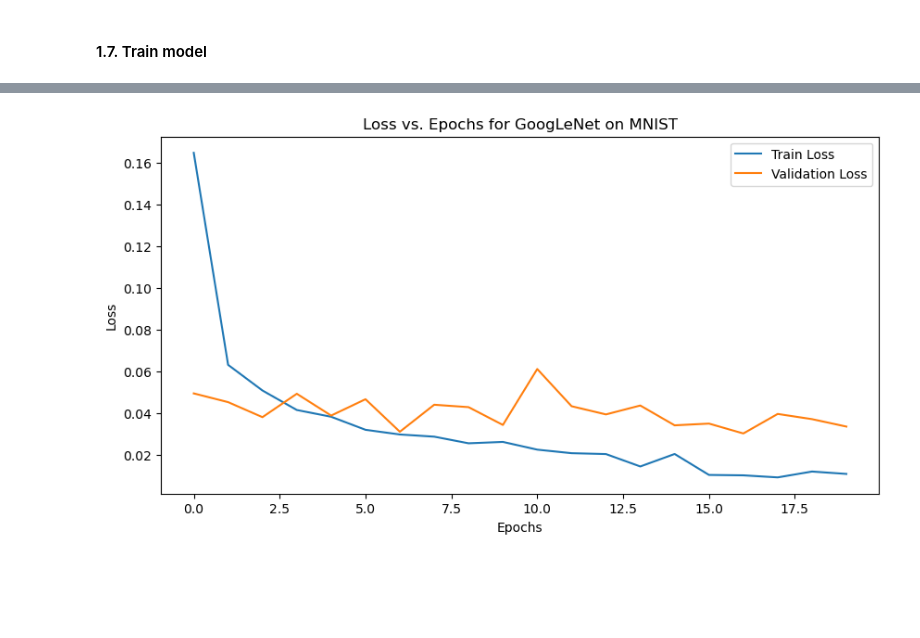
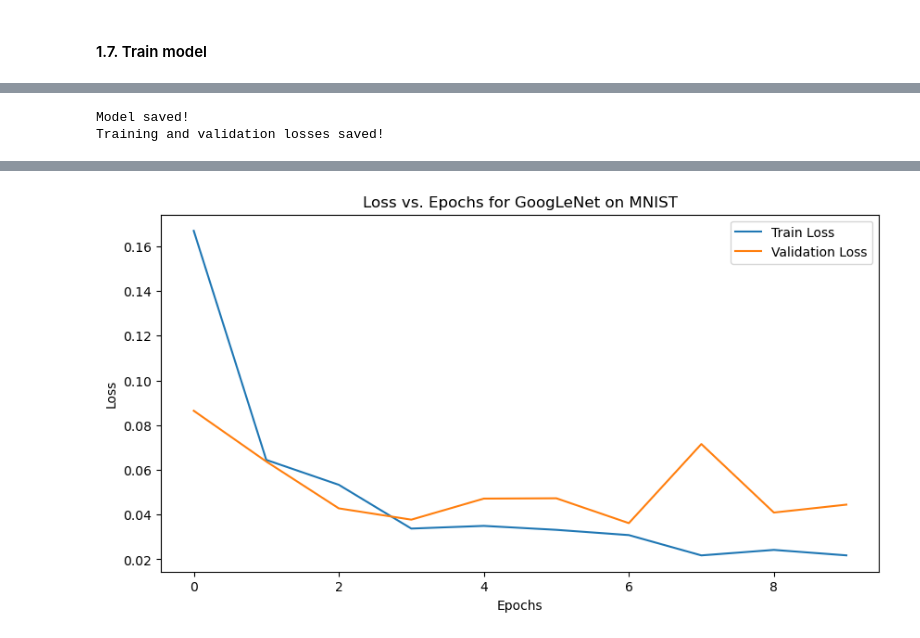
Before and after one commit to Team-Synapse-UoM/GoogLeNet-Implementation, a Jupyter notebook: Googlenet.ipynb, the cells around one changed output, grey strips where cells are left out. Saved outputs shown, nothing was run; the diff lists cells and outputs as text; code cells hidden in the pictures; blank space fills up the shorter version.

Commit message:
add testing

```diff
--- a/Googlenet.ipynb
+++ b/Googlenet.ipynb
@@ -62,27 +22,13 @@ def load_mnist_data():
+# %%
+transform = transforms.Compose([
+    transforms.ToTensor(),  # Converts to tensor and scales to [0, 1]
+    transforms.Normalize((0.5,), (0.5,))  # Normalize to mean=0.5, std=0.5
+])
+
+# Load datasets
+train_dataset = datasets.MNIST(root='./data', train=True, download=True, transform=transform)
+test_dataset = datasets.MNIST(root='./data', train=False, download=True, transform=transform)
+
+combined_dataset = ConcatDataset([train_dataset, test_dataset])
 # %% [markdown]
 #### 1.3. Split the dataset
-# %%
-# Load the MNIST data
-images, labels = load_mnist_data()
-print("MNIST data downloaded and loaded.")
-
-# Split data into training, validation, and testing sets
-def split_data(images, labels):
-    total_size = len(images)
-
-    # Sizes for each split
-    train_size = int(0.6 * total_size)
-    val_size = int(0.2 * total_size)
-    test_size = total_size - train_size - val_size
-
-    train_images, train_labels = images[:train_size], labels[:train_size]
-    val_images, val_labels = images[train_size:train_size+val_size], labels[train_size:train_size+val_size]
-    test_images, test_labels = images[train_size+val_size:], labels[train_size+val_size:]
-
-    return (train_images, train_labels), (val_images, val_labels), (test_images, test_labels)
-
-(train_images, train_labels), (val_images, val_labels), (test_images, test_labels) = split_data(images, labels)
-
-print(f"Training set size: {len(train_images)}")
-print(f"Validation set size: {len(val_images)}")
-print(f"Test set size: {len(test_images)}")
@@ -189,3 +145,7 @@ def train_model(model, train_loader, val_loader, criterion, optimizer, num_epoch
         print(f"Epoch [{epoch+1}/{num_epochs}], Train Loss: {train_losses[-1]:.4f}, Val Loss: {val_losses[-1]:.4f}")
 
     return train_losses, val_losses
+# %%
+# Train the model and record losses
+num_epochs = 10
+train_losses, val_losses = train_model(model, train_loader, val_loader, criterion, optimizer, num_epochs=num_epochs)
@@ -192,8 +163,21 @@ def train_model(model, train_loader, val_loader, criterion, optimizer, num_epoch
+# %%
+import torch  # Import PyTorch
+import pickle  # Import pickle for saving losses
+
+# Save model state
+model_path = "models/googlenet_mnist.pth"
+torch.save(model.state_dict(), model_path)
+print("Model saved!")
+
+# Save training and validation losses
+losses_path = "models/losses.pkl"
+with open(losses_path, 'wb') as f:
+    pickle.dump({'train_losses': train_losses, 'val_losses': val_losses}, f)
+print("Training and validation losses saved!")
+# %% [output]
+Model saved!
+Training and validation losses saved!
 # %%
-# Train the model and record losses
-num_epochs = 20
-train_losses, val_losses = train_model(model, train_loader, val_loader, criterion, optimizer, num_epochs=num_epochs)
-
 # Plot the loss vs. epochs graph
 plt.figure(figsize=(10, 5))
 plt.plot(range(num_epochs), train_losses, label='Train Loss')
@@ -227 +191 @@ Epoch [20/20], Train Loss: 0.0111, Val Loss: 0.0337
-[figure, old version]
+[figure, new version]
```
Also changed, not shown: parts of 14 cells of this notebook, 6 other files.
